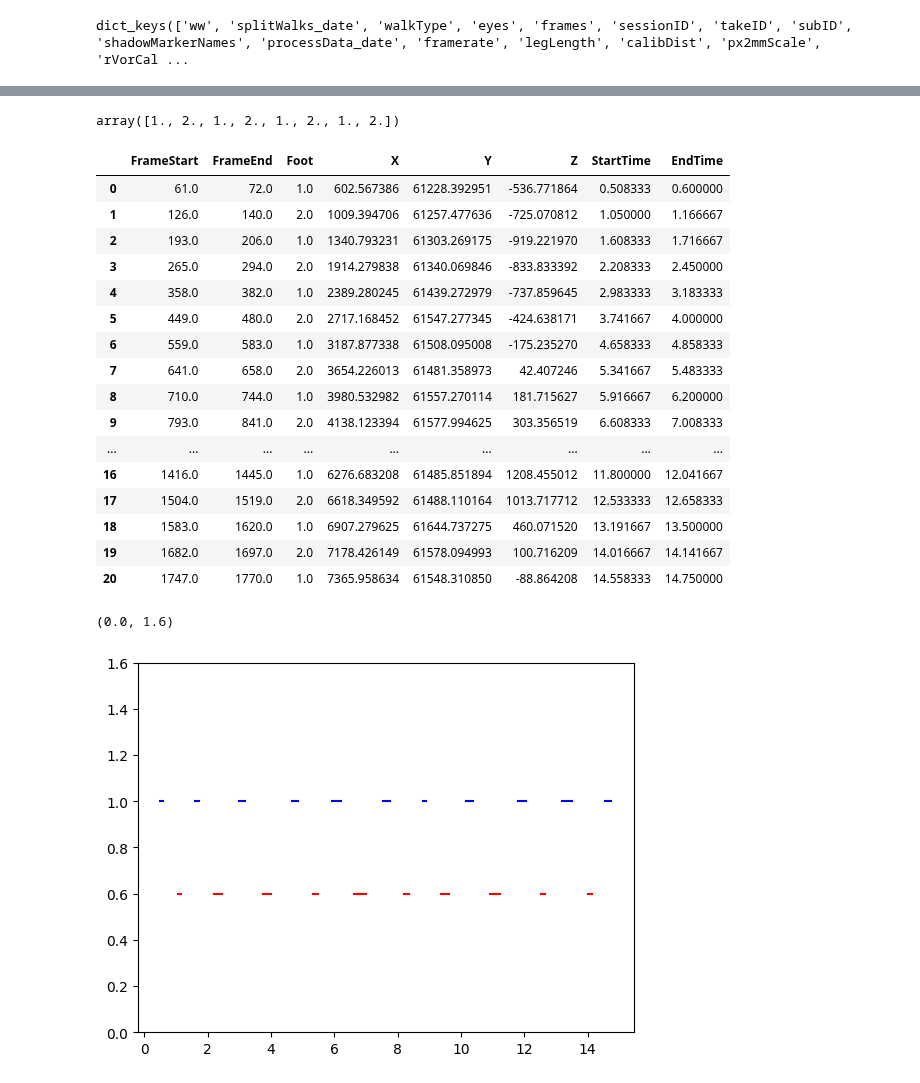
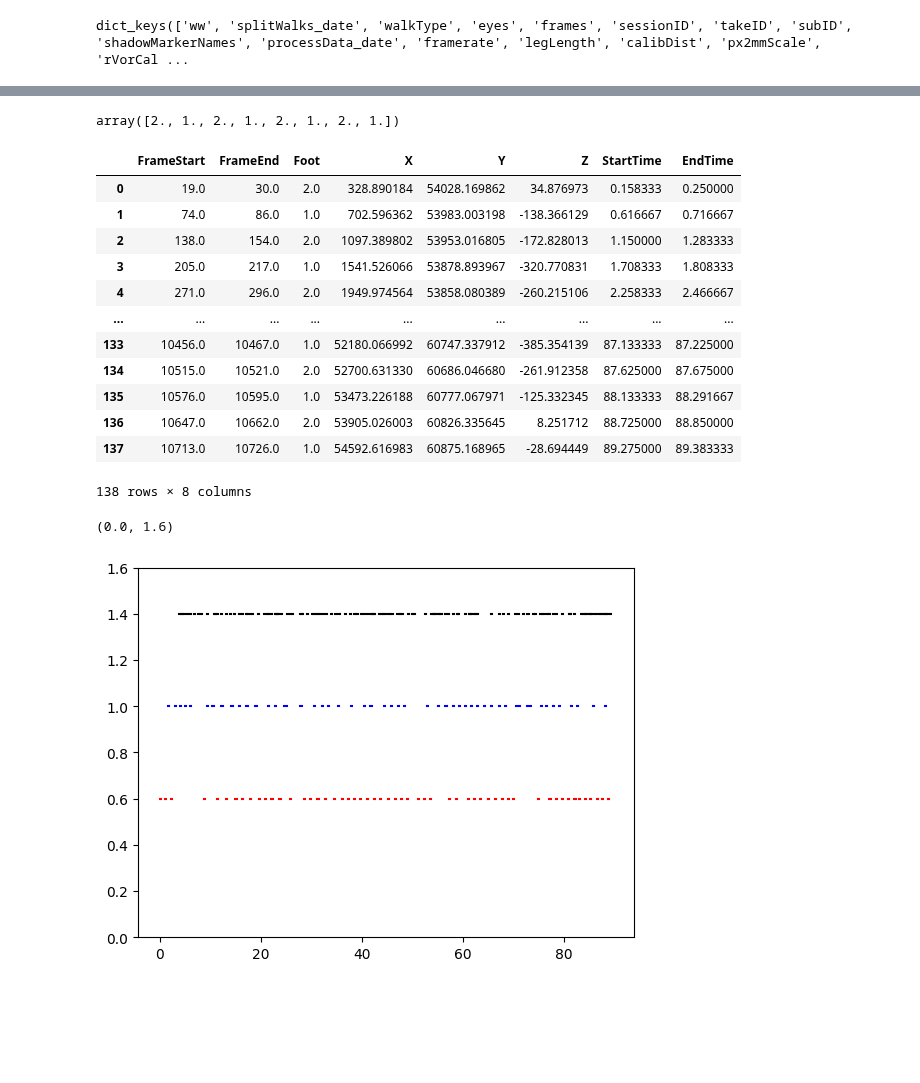
Before and after one commit to BonnenLab/visualize-skelly-laser-environment, a Jupyter notebook: fixations-vs-feet.ipynb, the cells around one changed output, grey strips where cells are left out. Drawn from its saved outputs; the diff is of its cells as text; code cells hidden in the pictures; blank space fills up the shorter version.

Commit message:
added fixations to plot

```diff
--- a/fixations-vs-feet.ipynb
+++ b/fixations-vs-feet.ipynb
@@ -5,9 +5,10 @@ import matplotlib.pyplot as plt
 from scipy.spatial.distance import cdist
 import pandas as pd
 # %%
+
 import json
 
-with open("/N/project/berkeley_walking/BerkeleyData/berkeley_json/s6_13_rocks_allWalks.json", "r") as f:
+with open("/N/project/berkeley_walking/BerkeleyData/berkeley_json/s6_12_rocks_allWalks.json", "r") as f:
     data = json.load(f)
-with open("/N/project/berkeley_walking/BerkeleyData/berkeley_json/s6_13_rocks_allWalks.json", "w") as f:
+with open("/N/project/berkeley_walking/BerkeleyData/berkeley_json/s6_12_rocks_allWalks.json", "w") as f:
     json.dump(data,f)
@@ -37,6 +40,8 @@ fixations_df = pd.DataFrame({ 'Frames': frames, 'Time': time, 'Theta': theta,
                              'ThetaFix': theta_fix})
 
 fixations_df = fixations_df.dropna()
-fixations_df['TimeDiff'] = fixations_df['Time'].diff()
+fixations_df['TimeDiffPrev'] = fixations_df['Time'].diff()
+fixations_df['TimeDiffFol'] = fixations_df['Time'].diff(periods=-1)
 # %%
-FixStartTime = fixations_df.loc[fixations_df['TimeDiff'] > 0.009]
+FixStart = fixations_df.loc[fixations_df['TimeDiffPrev'] > 0.009]
+FixEnd = fixations_df.loc[fixations_df['TimeDiffFol'] < -0.009]
@@ -76,7 +79,7 @@ plt.plot(step_time , np.ones_like(step_time))
 # %%
 steps[0:8,2]
 # %% [output]
-array([1., 2., 1., 2., 1., 2., 1., 2.])
+array([2., 1., 2., 1., 2., 1., 2., 1.])
 # %%
 steps_df = pd.DataFrame({'FrameStart': steps[:,0], 'FrameEnd': steps[:,1], 'Foot':steps[:,2],
                          'X': steps[:,3],  'Y': steps[:,4],  'Z' :steps[:,5]})
@@ -90,27 +93,26 @@ left_foot = steps_df.loc[(steps_df['Foot'] == 1)]
 steps_df
 # %% [output]
 |  | FrameStart | FrameEnd | Foot | X | Y | Z | StartTime | EndTime |
-| 0 | 61.0 | 72.0 | 1.0 | 602.567386 | 61228.392951 | -536.771864 | 0.508333 | 0.600000 |
-| 1 | 126.0 | 140.0 | 2.0 | 1009.394706 | 61257.477636 | -725.070812 | 1.050000 | 1.166667 |
-| 2 | 193.0 | 206.0 | 1.0 | 1340.793231 | 61303.269175 | -919.221970 | 1.608333 | 1.716667 |
-| 3 | 265.0 | 294.0 | 2.0 | 1914.279838 | 61340.069846 | -833.833392 | 2.208333 | 2.450000 |
-| 4 | 358.0 | 382.0 | 1.0 | 2389.280245 | 61439.272979 | -737.859645 | 2.983333 | 3.183333 |
-| 5 | 449.0 | 480.0 | 2.0 | 2717.168452 | 61547.277345 | -424.638171 | 3.741667 | 4.000000 |
-| 6 | 559.0 | 583.0 | 1.0 | 3187.877338 | 61508.095008 | -175.235270 | 4.658333 | 4.858333 |
-| 7 | 641.0 | 658.0 | 2.0 | 3654.226013 | 61481.358973 | 42.407246 | 5.341667 | 5.483333 |
-| 8 | 710.0 | 744.0 | 1.0 | 3980.532982 | 61557.270114 | 181.715627 | 5.916667 | 6.200000 |
-| 9 | 793.0 | 841.0 | 2.0 | 4138.123394 | 61577.994625 | 303.356519 | 6.608333 | 7.008333 |
+| 0 | 19.0 | 30.0 | 2.0 | 328.890184 | 54028.169862 | 34.876973 | 0.158333 | 0.250000 |
+| 1 | 74.0 | 86.0 | 1.0 | 702.596362 | 53983.003198 | -138.366129 | 0.616667 | 0.716667 |
+| 2 | 138.0 | 154.0 | 2.0 | 1097.389802 | 53953.016805 | -172.828013 | 1.150000 | 1.283333 |
+| 3 | 205.0 | 217.0 | 1.0 | 1541.526066 | 53878.893967 | -320.770831 | 1.708333 | 1.808333 |
+| 4 | 271.0 | 296.0 | 2.0 | 1949.974564 | 53858.080389 | -260.215106 | 2.258333 | 2.466667 |
 | ... | ... | ... | ... | ... | ... | ... | ... | ... |
-| 16 | 1416.0 | 1445.0 | 1.0 | 6276.683208 | 61485.851894 | 1208.455012 | 11.800000 | 12.041667 |
-| 17 | 1504.0 | 1519.0 | 2.0 | 6618.349592 | 61488.110164 | 1013.717712 | 12.533333 | 12.658333 |
-| 18 | 1583.0 | 1620.0 | 1.0 | 6907.279625 | 61644.737275 | 460.071520 | 13.191667 | 13.500000 |
-| 19 | 1682.0 | 1697.0 | 2.0 | 7178.426149 | 61578.094993 | 100.716209 | 14.016667 | 14.141667 |
-| 20 | 1747.0 | 1770.0 | 1.0 | 7365.958634 | 61548.310850 | -88.864208 | 14.558333 | 14.750000 |
+| 133 | 10456.0 | 10467.0 | 1.0 | 52180.066992 | 60747.337912 | -385.354139 | 87.133333 | 87.225000 |
+| 134 | 10515.0 | 10521.0 | 2.0 | 52700.631330 | 60686.046680 | -261.912358 | 87.625000 | 87.675000 |
+| 135 | 10576.0 | 10595.0 | 1.0 | 53473.226188 | 60777.067971 | -125.332345 | 88.133333 | 88.291667 |
+| 136 | 10647.0 | 10662.0 | 2.0 | 53905.026003 | 60826.335645 | 8.251712 | 88.725000 | 88.850000 |
+| 137 | 10713.0 | 10726.0 | 1.0 | 54592.616983 | 60875.168965 | -28.694449 | 89.275000 | 89.383333 |
+138 rows × 8 columns
 # %%
+plt.plot((FixStart['Time'][3:], FixEnd['Time'][3:]), np.full_like((FixStart['Time'][3:],FixEnd['Time'][3:]),
+                                                                           1.4, dtype=float), color = 'black')
+
 plt.plot((left_foot['StartTime'],left_foot['EndTime']), np.ones_like((left_foot['StartTime'],left_foot['EndTime'])), color = 'blue')
 plt.plot((right_foot['StartTime'],right_foot['EndTime']), np.full_like((right_foot['StartTime'],right_foot['EndTime']),
                                                                             0.6, dtype=float), color = 'red')
 plt.ylim(0,1.6)
 # %% [output]
 (0.0, 1.6)
-[figure, old version]
+[figure, new version]
```
Also changed, not shown: parts of 4 cells of this notebook.
